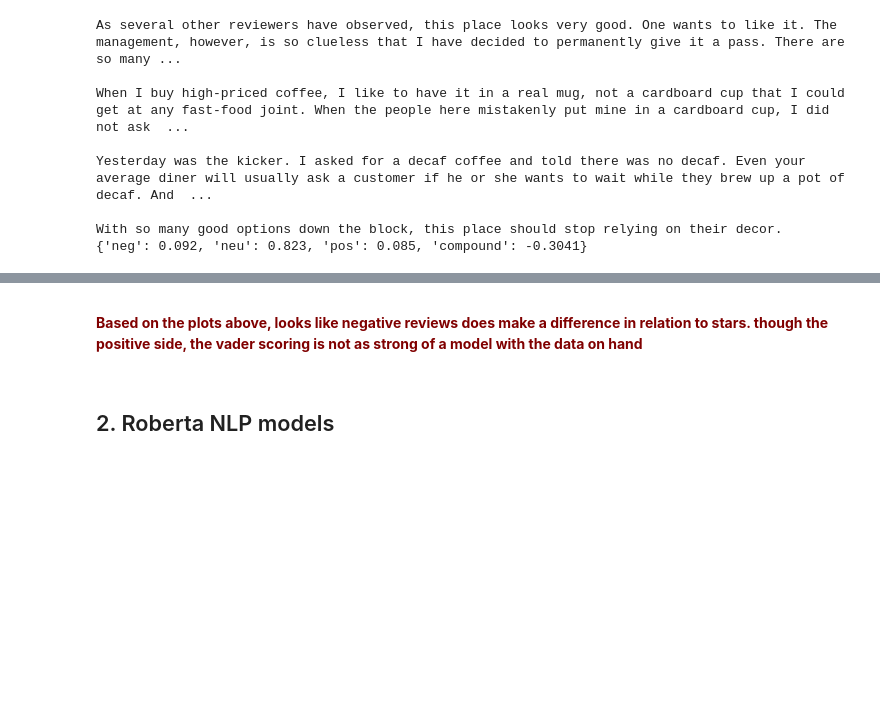
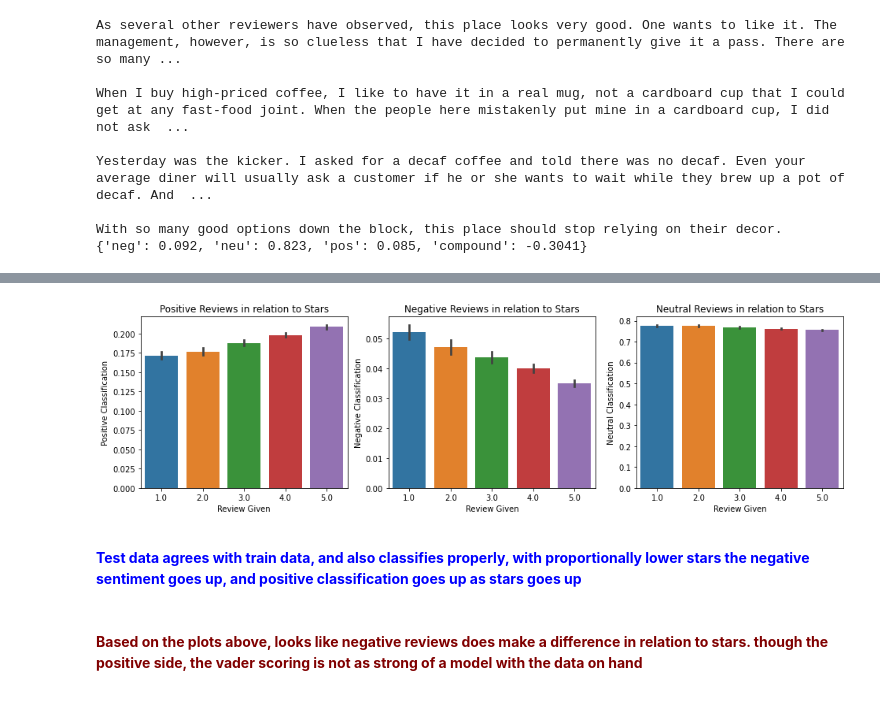
Before and after one commit to ksjhe/CMPT353-Yelp-Sentiment, a Jupyter notebook: 4b. Sentiment Modeling (Researched Models).ipynb, the cells around one changed output, grey strips where cells are left out. Cells and saved outputs as stored; diff of their text form; code cells hidden in the pictures; blank space fills up the shorter version.

```diff
--- a/4b. Sentiment Modeling (Researched Models).ipynb
+++ b/4b. Sentiment Modeling (Researched Models).ipynb
@@ -138,5 +153,11 @@ plt.show()
+# %%
+dfscoreVaderTest = pd.DataFrame(res).T.reset_index().rename(columns={'index': 'business_id'})
+dfscoreVaderTest = dfscoreVaderTest.merge(test,how = 'left')
+plotter(dfscoreVaderTest)
+# %% [output]
+[figure, added]
+# %% [markdown]
+<b><p style="color:blue">Test data agrees with train data, and also classifies properly, with proportionally lower stars the negative sentiment goes up, and positive classification goes up as stars goes up</p></b>
 # %% [markdown]
 <b><p style="color:maroon">Based on the plots above, looks like negative reviews does make a difference in relation to stars.
     though the positive side, the vader scoring is not as strong of a model with the data on hand</p></b>
-# %% [markdown]
-## 2. Roberta NLP models
```
Also changed, not shown: parts of 24 cells of this notebook, 3 other files.
